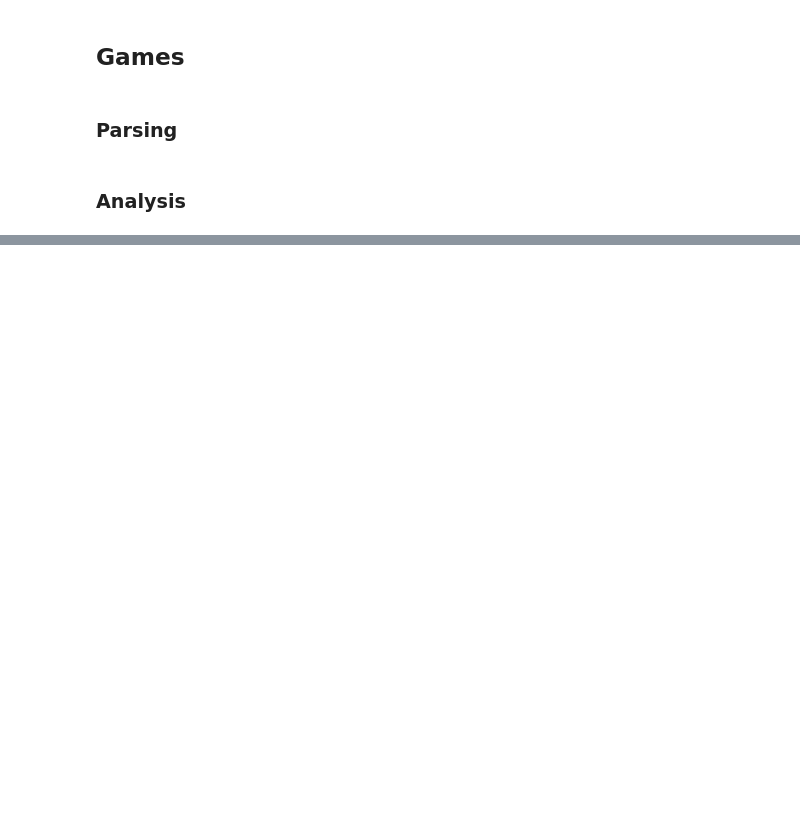
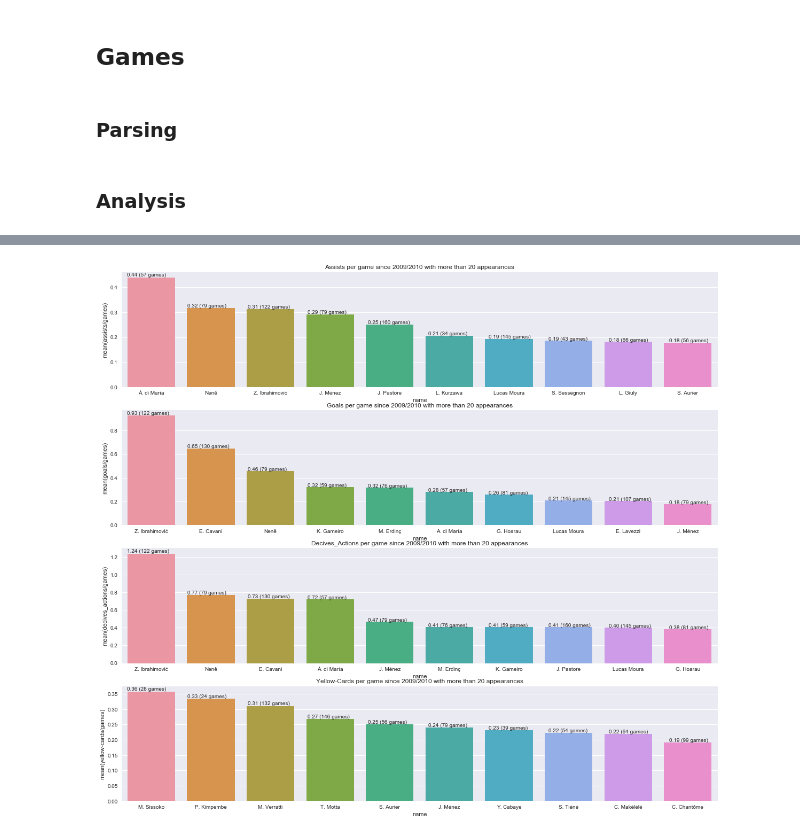
Before and after one commit to alexattia/Data-Science-Projects, a Jupyter notebook: KaggleSoccer/Parsing Soccer Ways.ipynb, the cells around one changed output, grey strips where cells are left out. Cells and saved outputs as stored; diff of their text form; code cells hidden in the pictures; blank space fills up the shorter version.

```diff
--- a/KaggleSoccer/Parsing Soccer Ways.ipynb
+++ b/KaggleSoccer/Parsing Soccer Ways.ipynb
@@ -153,0 +174,11 @@ ax[2][2].set_title('Assist player')
+# %%
+seasons = {
+    "2016/2017" : "12611",
+    "2015/2016" : "11645",
+    "2014/2015" : "9771",
+    "2013/2014" : "8463",
+    "2012/2013" : "7242",
+    "2011/2012" : "5962",
+    "2010/2011" : "5085",
+    "2009/2010" : "3455"
+}
@@ -153,0 +214,13 @@ ax[2][2].set_title('Assist player')
+# %%
+d = pd.DataFrame(list(np.concatenate(list(team['squad'].values()))))
+cols = [elem for elem in d if elem not in ['age', 'position', 'shirtnumber']]
+stats_all_time = d.groupby('name')[cols].sum()
+stats_all_time['goals/games'] = stats_all_time['goals'] / stats_all_time['appearances']
+stats_all_time = stats_all_time.reset_index()
+stats_all_time['position'] = stats_all_time['name'].map(d[['position', 'name']].set_index('name').to_dict()['position'])
+stats_all_time['assists/games'] = stats_all_time['assists'] / stats_all_time['appearances']
+stats_all_time['yellow-cards/games'] = stats_all_time['yellow-cards'] / stats_all_time['appearances']
+stats_all_time['decives_actions/games'] = (stats_all_time['assists'] + stats_all_time['goals'])/ stats_all_time['appearances']
+stats_all_time['min/games'] = stats_all_time['game-minutes'] / stats_all_time['appearances']
+stats_all_time = stats_all_time.set_index("name", drop=True)
+stats_all_time.sort_values('appearances', ascending=False).head(10)
@@ -153,0 +240,15 @@ ax[2][2].set_title('Assist player')
+# %%
+f, ax = plt.subplots(nrows=4, figsize=(20,10))
+plt.subplots_adjust(top=1.5)
+
+
+for i, kind in enumerate(['assists', 'goals', 'decives_actions', 'yellow-cards']):
+    nb_appar = 20
+    d1 = stats_all_time[stats_all_time.appearances > nb_appar].sort_values('{}/games'.format(kind), ascending=False)
+    d = d1['{}/games'.format(kind)][:10]
+    sns.barplot(d.index, d, ax=ax[i])
+    ax[i].set_title('{} per game since 2009/2010 with more than {} appearances'.format(kind.title(), nb_appar))
+    for k, p in enumerate(ax[i].patches):
+        ax[i].annotate('%.2f (%d games)' % (p.get_height(), d1.appearances[k]), (p.get_x() * 1.01, p.get_height() * 1.01))
+# %% [output]
+[figure, added]
```
Also changed, not shown: parts of 10 cells of this notebook, 3 other files.
